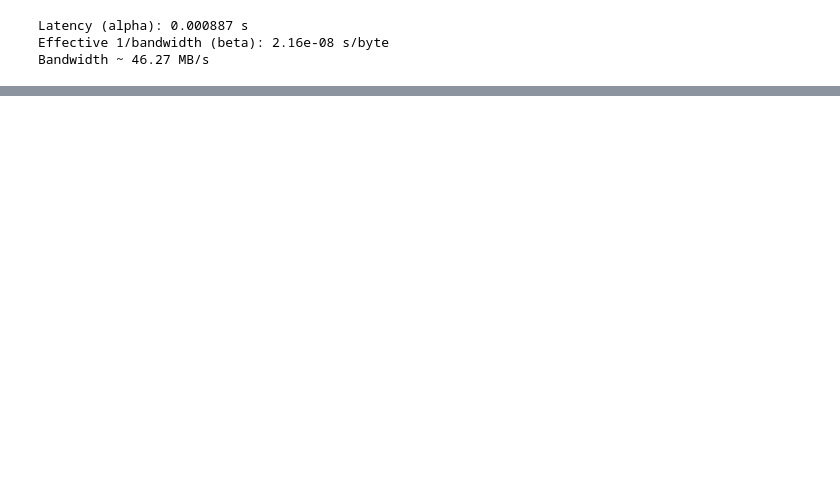
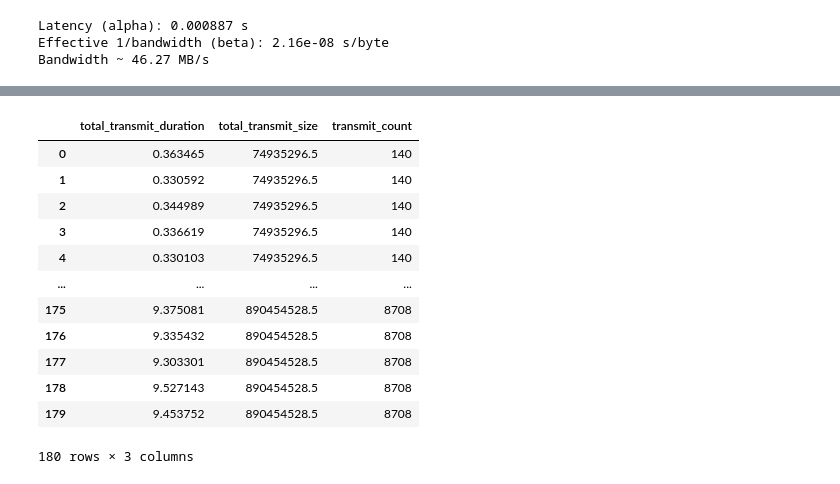
Before and after one commit to Dogacel/Uniference, a Jupyter notebook: notebooks/network_viz.ipynb, the cells around one changed output, grey strips where cells are left out. Saved outputs shown, nothing was run; the diff lists cells and outputs as text; code cells hidden in the pictures; blank space fills up the shorter version.

```diff
--- a/notebooks/network_viz.ipynb
+++ b/notebooks/network_viz.ipynb
@@ -620,8 +669,8 @@ params: [5.50000006e-04 8.33730502e-09 1.30408584e-08 6.55360000e+04]
 # %%
-with open('../results/rtp.json', 'r') as f:
+with open('../results/rtp4_sim.json', 'r') as f:
     sim_rtp_data = json.load(f)
 
-with open('../results/orin_rtp.json', 'r') as f:
+with open('../results/rtp4_orin.json', 'r') as f:
     orin_rtp_data = json.load(f)
 
 sim_rtp_df = pd.DataFrame(sim_rtp_data)
@@ -630,15 +679,16 @@ orin_rtp_df = pd.DataFrame(orin_rtp_data)
 import pandas as pd
 
 # Assuming sim_rtp_df and orin_rtp_df have matching rows by index
+device_count = 4
 comparison_df = pd.DataFrame({
     'prompt_length': sim_rtp_df['prompt_length'],
     'max_tokens': sim_rtp_df['max_tokens'],
-    'sim_duration': sim_rtp_df['total_transmit_duration'] / 2,  # scaled for 2 devices
+    'sim_duration': sim_rtp_df['total_transmit_duration'] / device_count,  # scaled for 4 devices
     'orin_duration': orin_rtp_df['total_transmit_duration'],
-    'duration_rel_error': ((sim_rtp_df['total_transmit_duration'] / 2 - orin_rtp_df['total_transmit_duration']) / orin_rtp_df['total_transmit_duration']) * 100,  # % error
-    'sim_size': sim_rtp_df['total_transmit_size'] / 2,  # scaled for 2 devices
+    'duration_rel_error': ((sim_rtp_df['total_transmit_duration'] / device_count - orin_rtp_df['total_transmit_duration']) / orin_rtp_df['total_transmit_duration']) * 100,  # % error
+    'sim_size': sim_rtp_df['total_transmit_size'] / device_count,  # scaled for 4 devices
     'orin_size': orin_rtp_df['total_transmit_size'],
-    'size_rel_error': ((sim_rtp_df['total_transmit_size'] / 2 - orin_rtp_df['total_transmit_size']) / orin_rtp_df['total_transmit_size']) * 100  # % error
+    'size_rel_error': ((sim_rtp_df['total_transmit_size'] / device_count - orin_rtp_df['total_transmit_size']) / orin_rtp_df['total_transmit_size']) * 100  # % error
 })
 
 # Format the DataFrame for display
@@ -661,3 +711,22 @@ fig = go.Figure(data=[go.Table(
 
 fig.update_layout(title="Comparison of Simulation and Orin RTP Data")
 fig.show()
+# %%
+train_df = orin_rtp_df[["total_transmit_duration", "total_transmit_size", "transmit_count"]]
+train_df.loc[:, "total_transmit_size"] = train_df["total_transmit_size"] * device_count
+train_df.loc[:, "transmit_count"] = train_df["transmit_count"] * device_count
+train_df
+# %% [output]
+|  | total_transmit_duration | total_transmit_size | transmit_count |
+| 0 | 0.363465 | 74935296.5 | 140 |
+| 1 | 0.330592 | 74935296.5 | 140 |
+| 2 | 0.344989 | 74935296.5 | 140 |
+| 3 | 0.336619 | 74935296.5 | 140 |
+| 4 | 0.330103 | 74935296.5 | 140 |
+| ... | ... | ... | ... |
+| 175 | 9.375081 | 890454528.5 | 8708 |
+| 176 | 9.335432 | 890454528.5 | 8708 |
+| 177 | 9.303301 | 890454528.5 | 8708 |
+| 178 | 9.527143 | 890454528.5 | 8708 |
+| 179 | 9.453752 | 890454528.5 | 8708 |
+180 rows × 3 columns
```
Also changed, not shown: parts of 5 cells of this notebook, 2 other files.
